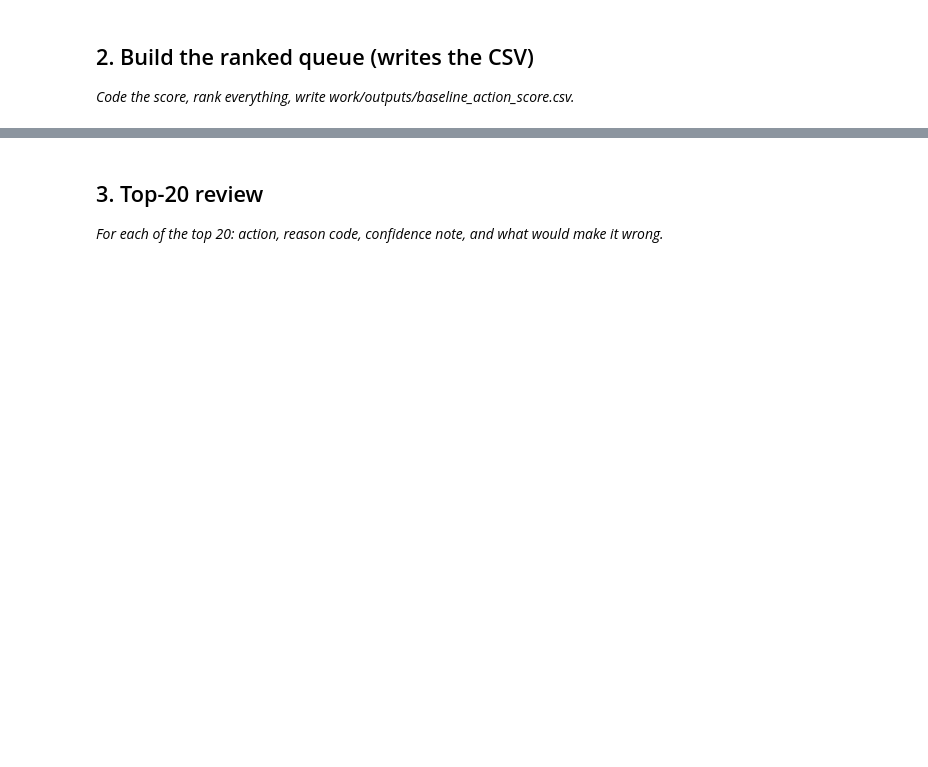
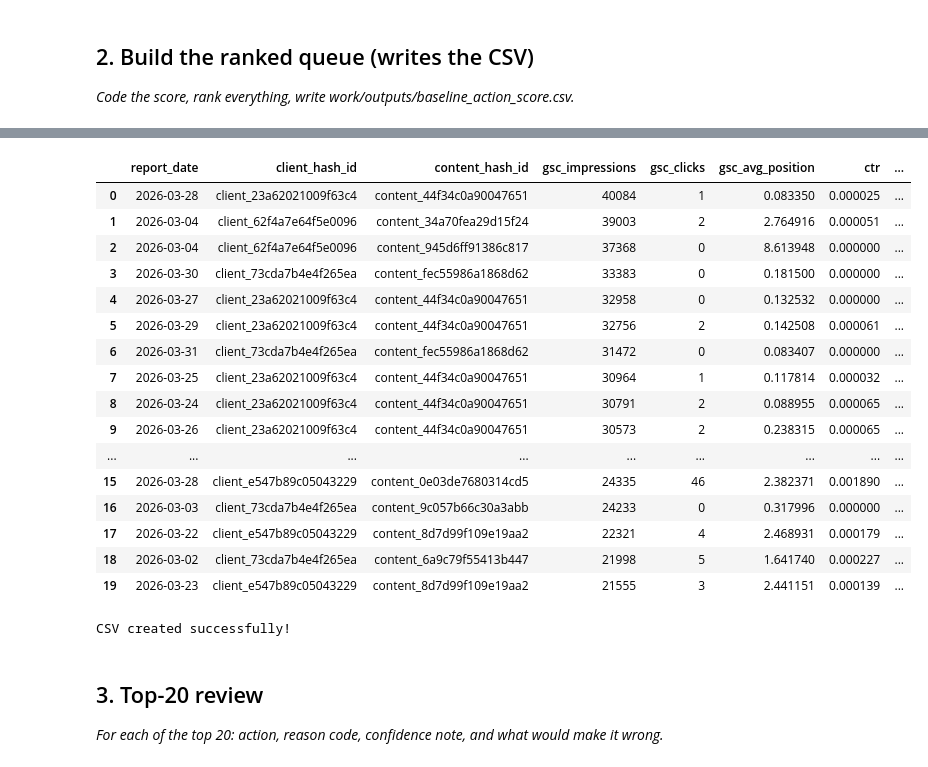
Before and after one commit to yousefwerida28/Flyrank-ML-intern, a Jupyter notebook: work/notebooks/w04_baseline_score.ipynb, the cells around one changed output, grey strips where cells are left out. Drawn from its saved outputs; the diff is of its cells as text; code cells hidden in the pictures; blank space fills up the shorter version.

```diff
--- a/work/notebooks/w04_baseline_score.ipynb
+++ b/work/notebooks/w04_baseline_score.ipynb
@@ -239,3 +264,40 @@ low_ctr_pages[
 # %%
-# This cell is for CODE (numbers, a query, a check).
-# Write your text answer in the cell ABOVE this one — typing sentences here breaks Run All.
+#Create Score
+ctr_df["score"] = (
+    (ctr_df["gsc_avg_position"] <= 20).astype(int)
+    * (ctr_df["ctr_ratio"] <= 0.5).astype(int)
+    * ctr_df["gsc_impressions"]
+)
+# %%
+#Add reason code
+ctr_df["reason_code"] = "low_ctr_for_position"
+# %%
+#Add action
+ctr_df["action"] = "review_ctr"
+# %%
+#Ranked Queue
+ranked_queue = (
+    ctr_df
+    .sort_values("score", ascending=False)
+    .reset_index(drop=True)
+)
+
+ranked_queue.head(20)
+# %% [output]
+|  | report_date | client_hash_id | content_hash_id | gsc_impressions | gsc_clicks | gsc_avg_position | ctr | ... |
+| 0 | 2026-03-28 | client_23a62021009f63c4 | content_44f34c0a90047651 | 40084 | 1 | 0.083350 | 0.000025 | ... |
+| 1 | 2026-03-04 | client_62f4a7e64f5e0096 | content_34a70fea29d15f24 | 39003 | 2 | 2.764916 | 0.000051 | ... |
+| 2 | 2026-03-04 | client_62f4a7e64f5e0096 | content_945d6ff91386c817 | 37368 | 0 | 8.613948 | 0.000000 | ... |
+| 3 | 2026-03-30 | client_73cda7b4e4f265ea | content_fec55986a1868d62 | 33383 | 0 | 0.181500 | 0.000000 | ... |
+| 4 | 2026-03-27 | client_23a62021009f63c4 | content_44f34c0a90047651 | 32958 | 0 | 0.132532 | 0.000000 | ... |
+| 5 | 2026-03-29 | client_23a62021009f63c4 | content_44f34c0a90047651 | 32756 | 2 | 0.142508 | 0.000061 | ... |
+| 6 | 2026-03-31 | client_73cda7b4e4f265ea | content_fec55986a1868d62 | 31472 | 0 | 0.083407 | 0.000000 | ... |
+| 7 | 2026-03-25 | client_23a62021009f63c4 | content_44f34c0a90047651 | 30964 | 1 | 0.117814 | 0.000032 | ... |
+| 8 | 2026-03-24 | client_23a62021009f63c4 | content_44f34c0a90047651 | 30791 | 2 | 0.088955 | 0.000065 | ... |
+| 9 | 2026-03-26 | client_23a62021009f63c4 | content_44f34c0a90047651 | 30573 | 2 | 0.238315 | 0.000065 | ... |
+| ... | ... | ... | ... | ... | ... | ... | ... | ... |
+| 15 | 2026-03-28 | client_e547b89c05043229 | content_0e03de7680314cd5 | 24335 | 46 | 2.382371 | 0.001890 | ... |
+| 16 | 2026-03-03 | client_73cda7b4e4f265ea | content_9c057b66c30a3abb | 24233 | 0 | 0.317996 | 0.000000 | ... |
+| 17 | 2026-03-22 | client_e547b89c05043229 | content_8d7d99f109e19aa2 | 22321 | 4 | 2.468931 | 0.000179 | ... |
+| 18 | 2026-03-02 | client_73cda7b4e4f265ea | content_6a9c79f55413b447 | 21998 | 5 | 1.641740 | 0.000227 | ... |
+| 19 | 2026-03-23 | client_e547b89c05043229 | content_8d7d99f109e19aa2 | 21555 | 3 | 2.441151 | 0.000139 | ... |
@@ -242,3 +308,12 @@ low_ctr_pages[
+# %%
+ranked_queue.to_csv(
+    "work/outputs/baseline_action_score.csv",
+    index=False
+)
+
+print("CSV created successfully!")
+# %% [output]
+CSV created successfully!
 # %% [markdown]
 ## 3. Top-20 review
 
```
Also changed, not shown: parts of 10 cells of this notebook.
